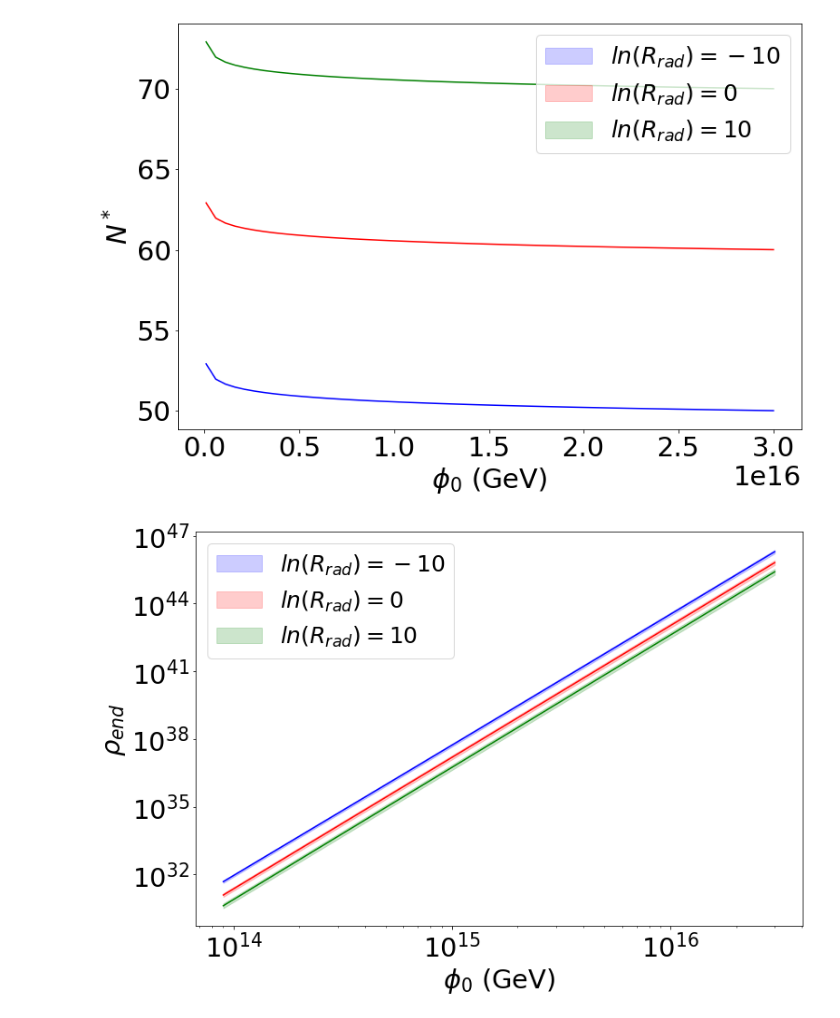
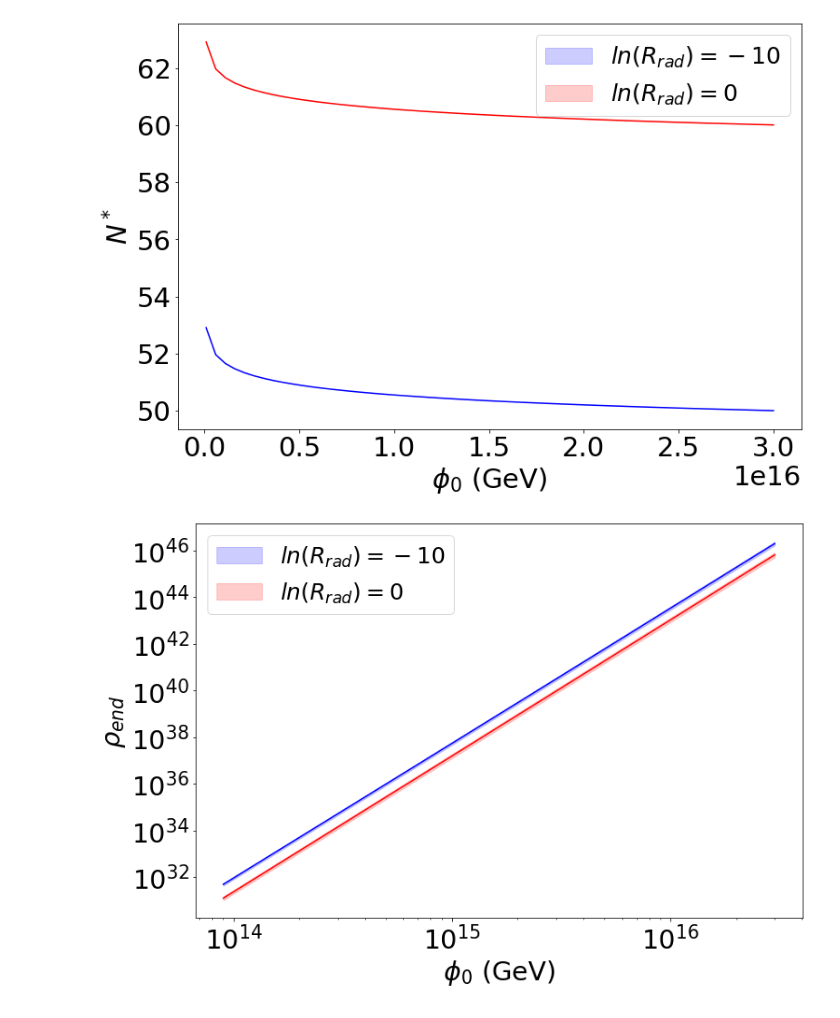
Before and after one commit to gweymann2/MSSM-Inflation, a Jupyter notebook: contour_tree/Tree plot.ipynb, the cells around one changed output. Cells and saved outputs as stored; diff of their text form; code cells hidden in the pictures.

```diff
--- a/contour_tree/Tree plot.ipynb
+++ b/contour_tree/Tree plot.ipynb
@@ -176,8 +176,8 @@ plt.plot(pd_to_array(file101, 'phi0B'), pd_to_array(file101, 'phi0B')-phi_end(fi
 plt.fill_between([], [], [], color = 'blue', alpha=0.2, label=r'$ln(R_{rad}) = -10$')
 plt.plot(pd_to_array(file111, 'phi0B'), pd_to_array(file111, 'phi0B')-phi_end(file111, 'tree'),'red')
 plt.fill_between([], [], [], color = 'red', alpha=0.2, label=r'$ln(R_{rad}) = 0$')
-plt.plot(pd_to_array(file121, 'phi0B'), pd_to_array(file121, 'phi0B')-phi_end(file121, 'tree'),'green')
-plt.fill_between([], [], [], color = 'green', alpha=0.2, label=r'$ln(R_{rad}) = 10$')
+# plt.plot(pd_to_array(file121, 'phi0B'), pd_to_array(file121, 'phi0B')-phi_end(file121, 'tree'),'green')
+# plt.fill_between([], [], [], color = 'green', alpha=0.2, label=r'$ln(R_{rad}) = 10$')
 plt.xlabel(r'$\phi_0$ (GeV)')
 plt.ylabel(r'$\phi_0-\phi_{end}$')
 plt.legend(fontsize=25)
@@ -199,10 +199,10 @@ def Nstar(file, tree_or_rge, lnRrad):
 plt.figure()
 plt.plot(pd_to_array(file101, 'phi0B', -10), Nstar(file101,'tree', -10),'blue')
 plt.plot(pd_to_array(file111, 'phi0B', 0), Nstar(file111,'tree', 0),'red')
-plt.plot(pd_to_array(file121, 'phi0B', 10), Nstar(file121,'tree', 10),'green')
+# plt.plot(pd_to_array(file121, 'phi0B', 10), Nstar(file121,'tree', 10),'green')
 plt.fill_between([],[],[], color = 'blue', alpha=0.2, label=r'$ln(R_{rad}) = -10$')
 plt.fill_between([],[],[], color='red', alpha=0.2, label=r'$ln(R_{rad}) = 0$')
-plt.fill_between([],[],[], color='green', alpha=0.2, label=r'$ln(R_{rad}) = 10$')
+# plt.fill_between([],[],[], color='green', alpha=0.2, label=r'$ln(R_{rad}) = 10$')
 # plt.fill_between(pd_to_array(file120, 'phi0B', 10), Nstar(file120,'tree', 10), Nstar(file122,'tree', 10), color='green', alpha=0.2, label=r'$ln(R_{rad}) = 10$')
 plt.xlabel(r'$\phi_0$ (GeV)')
 plt.ylabel(r'$N^*$')
@@ -228,10 +228,10 @@ def rhoend(file, tree_or_rge):
 plt.figure()
 plt.plot(pd_to_array(file101, 'phi0B'), rhoend(file101,'tree'),'blue')
 plt.plot(pd_to_array(file111, 'phi0B'), rhoend(file111,'tree'),'red')
-plt.plot(pd_to_array(file121, 'phi0B'), rhoend(file121,'tree'),'green')
+# plt.plot(pd_to_array(file121, 'phi0B'), rhoend(file121,'tree'),'green')
 plt.fill_between(pd_to_array(file101, 'phi0B'), rhoend(file100,'tree'), rhoend(file102,'tree'), color = 'blue', alpha=0.2, label=r'$ln(R_{rad}) = -10$')
 plt.fill_between(pd_to_array(file111, 'phi0B'), rhoend(file110,'tree'), rhoend(file112,'tree'), color='red', alpha=0.2, label=r'$ln(R_{rad}) = 0$')
-plt.fill_between(pd_to_array(file121, 'phi0B'), rhoend(file120,'tree'), rhoend(file122,'tree'), color='green', alpha=0.2, label=r'$ln(R_{rad}) = 10$')
+# plt.fill_between(pd_to_array(file121, 'phi0B'), rhoend(file120,'tree'), rhoend(file122,'tree'), color='green', alpha=0.2, label=r'$ln(R_{rad}) = 10$')
 plt.xlabel(r'$\phi_0$ (GeV)')
 plt.ylabel(r'$\rho_{end}$')
 plt.legend(fontsize=25)
@@ -242,2 +242,2 @@ define_plot_resolution()
-[figure, old version]
+[figure, new version]
-[figure, old version]
+[figure, new version]
```
Also changed, not shown: parts of 4 cells of this notebook.
